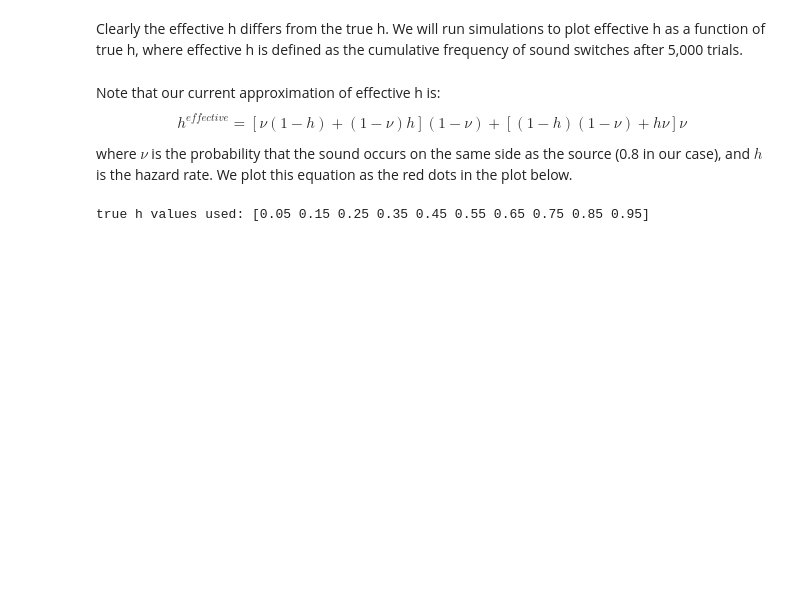
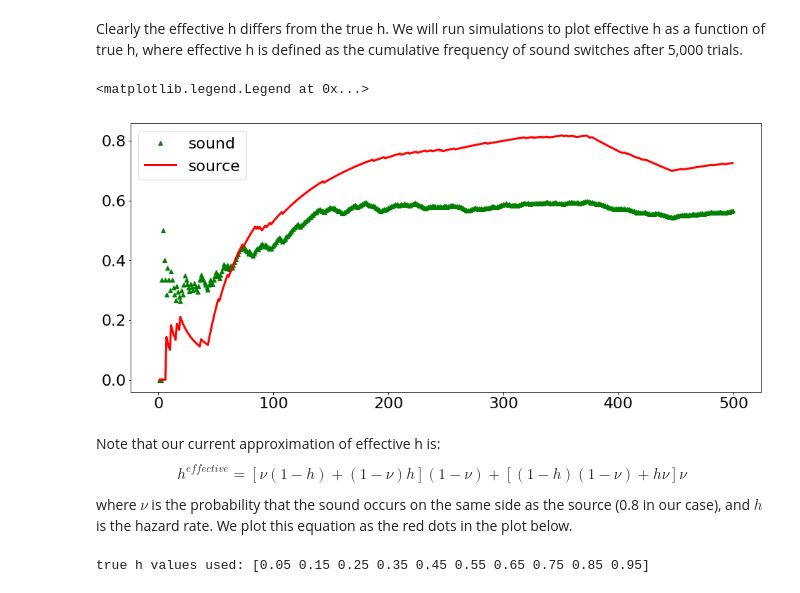
Before and after one commit to TheGoldLab/Analysis_Audio2AFC_ChangePoint, a Jupyter notebook: simulations.ipynb, the cells around one changed output. Cells and saved outputs as stored; diff of their text form; code cells hidden in the pictures; blank space fills up the shorter version.

```diff
--- a/simulations.ipynb
+++ b/simulations.ipynb
@@ -83,5 +87,20 @@ plt.legend(['sound', 'source', 'true h'])
 # %% [markdown]
 Clearly the effective h differs from the true h. We will run simulations to plot effective h as a function of true h, where effective h is defined as the cumulative frequency of sound switches after 5,000 trials.
+# %%
+%matplotlib inline
+plt.rcParams["figure.figsize"] = (16, 7) # (w, h) # figure size
+plt.rcParams.update({'font.size': AXES_FS}) # font size on axes
+# plt.subplots_adjust(wspace=0.5) # horizontal space between panels
+
+plt.plot(cum_trial, sound_switch_cumcount / cum_trial, 'g^')
+plt.plot(cum_trial, source_switch_cumcount / cum_trial, linewidth=LW, color = 'red')
+#plt.hlines(h_values, xmin=cum_trial[0], xmax=cum_trial[-1])
+#plt.plot(cum_trial, )
+plt.legend(['sound', 'source', 'true h'])
+#plt.savefig('sim2_source.png')
+# %% [output]
+<matplotlib.legend.Legend at 0x...>
+[figure, added]
 # %% [markdown]
 Note that our current approximation of effective h is:
 $$h^{effective}=[\nu(1-h)+(1-\nu)h](1-\nu)+[(1-h)(1-\nu)+h\nu]\nu$$
```
Also changed, not shown: parts of 8 cells of this notebook.
